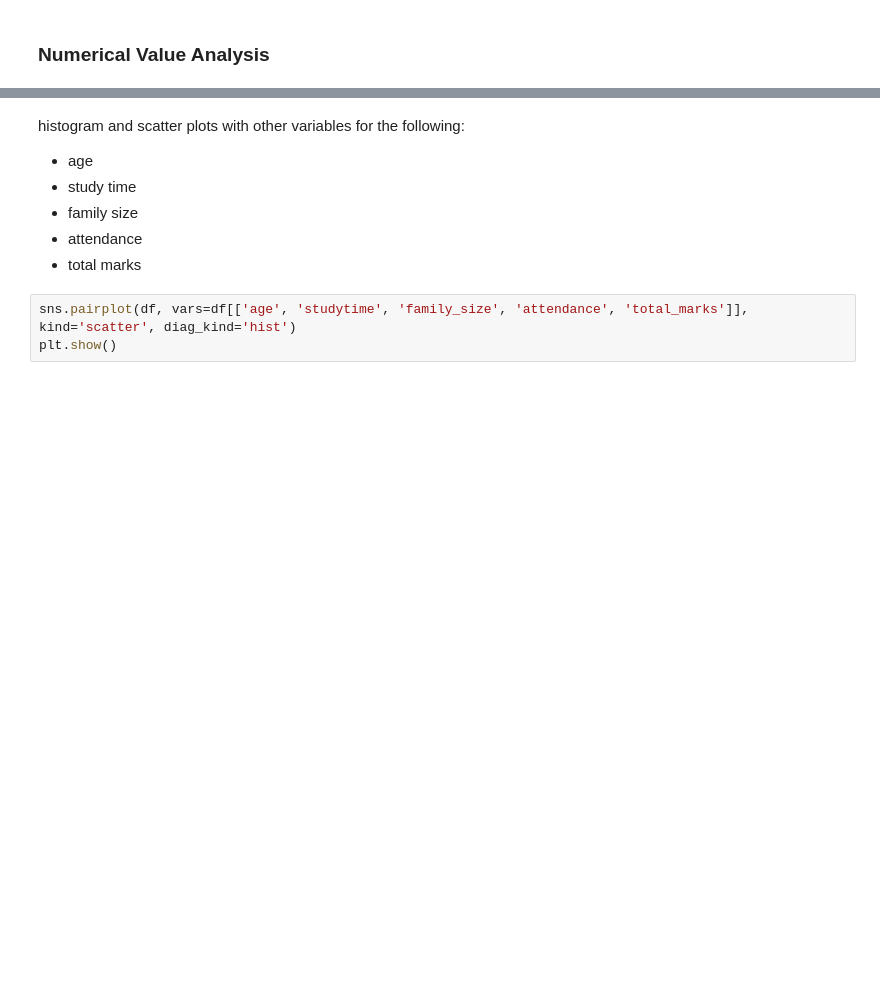
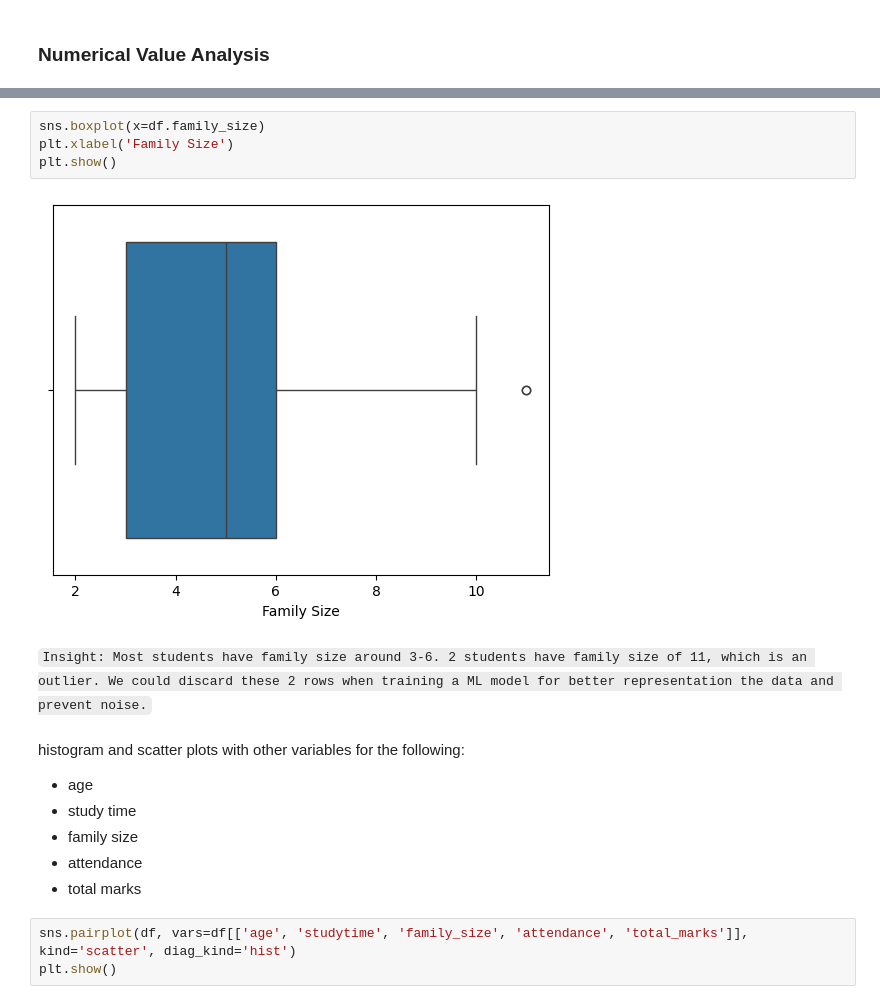
Before and after one commit to AudwitNafi/BJIT-TSE-AI, a Jupyter notebook: ML/eda-mini-project/bd-students-eda.ipynb, the cells around one changed output, grey strips where cells are left out. Saved outputs shown, nothing was run; the diff lists cells and outputs as text; blank space fills up the shorter version.

```diff
--- a/ML/eda-mini-project/bd-students-eda.ipynb
+++ b/ML/eda-mini-project/bd-students-eda.ipynb
@@ -424,3 +492,11 @@ Name: count, dtype: int64
+# %%
+sns.boxplot(x=df.family_size)
+plt.xlabel('Family Size')
+plt.show()
+# %% [output]
+[figure, added]
+# %% [markdown]
+`Insight: Most students have family size around 3-6. 2 students have family size of 11, which is an outlier. We could discard these 2 rows when training a ML model for better representation the data and prevent noise.`
 # %% [markdown]
 histogram and scatter plots with other variables for the following:
 <!-- * location
```
Also changed, not shown: parts of 46 cells of this notebook, 38 other files.
